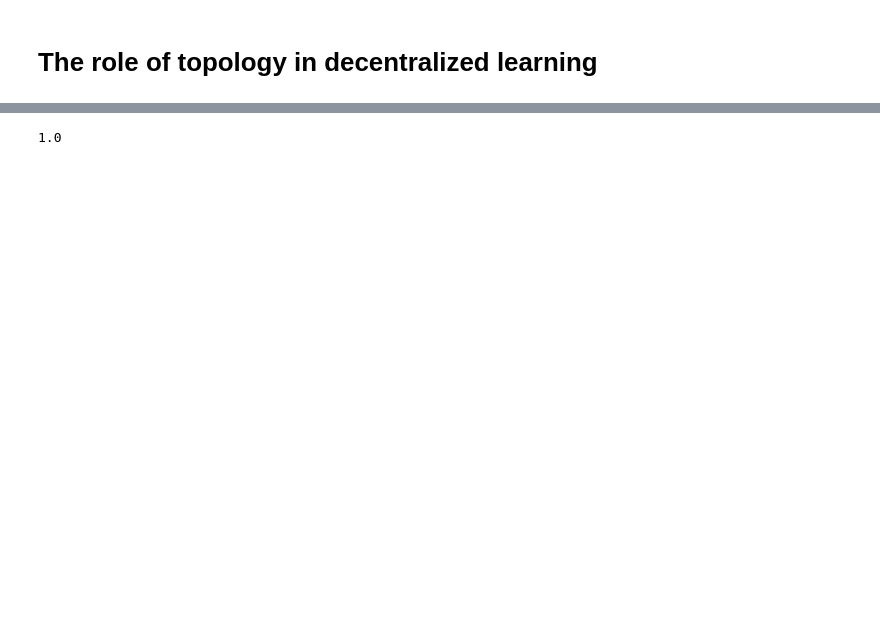
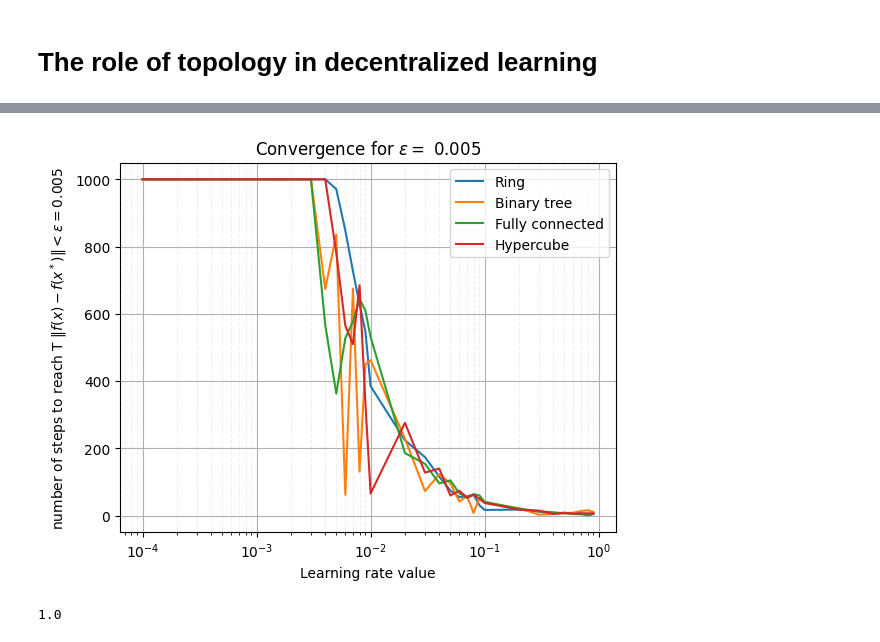
Before and after one commit to hduprieu/changing_topology, a Jupyter notebook: EA.ipynb, the cells around one changed output, grey strips where cells are left out. Cells and saved outputs as stored; diff of their text form; code cells hidden in the pictures; blank space fills up the shorter version.

```diff
--- a/EA.ipynb
+++ b/EA.ipynb
@@ -478,3 +464,74 @@ Hypercube
+# %%
+def DSGD_toypbm_epsilon(lr, d, n, topology, T_max, epsilon):
+    """
+    D-SGD algorithm for the toy-problem defined in section 3 (minimization of 1/2*||x||^2). This function returns
+    the number of steps needed for the mean of the model in norm to be < epsilon
+
+    Inputs :
+    ------------
+    lr: learning rate
+    d: dimension
+    n: number of agents
+    topology: the gossip matrix
+    T_max: max number of time steps
+    epsilon: the convergence value
+    """
+
+    W = Matrix.w(scheme_for_string(topology, num_workers=n)).numpy()
+    x0 = rd.normal(0,1, size = (d))
+    X = np.block([[x0]]*n)
+    mean = np.mean(X)
+    T = 0
+    while (np.abs(mean) > epsilon and T < T_max):
+        T += 1
+        for i in range(n):
+            v = rd.normal(0,1, size = (d,1))
+            X[i,:] = X[i,:] - lr * v.dot(v.T).dot(X[i,:])
+        X = W.dot(X)
+        mean = np.mean(X)
+    return T, np.abs(mean)
+
+def list_learning_rates():
+    '''
+    Creating the list of learning_rates for the next algorithm
+    '''
+    li = []
+    for k in range(-4, 0):
+        for j in range(1, 10):
+            li.append(j*10**k)
+    return li
+
+
+def learning_rate_dependency_number_of_steps(d, n, topologies, T_max, epsilon):
+
+    '''
+    Plotting the number of steps needed depending on the value of the learning rate and the topology to reach an error of the loss function < epsilon
+
+    ----------
+    d: dimension
+    n: number of agents
+    topologies: the gossip matrix
+    T_max: max number of time steps
+    epsilon: the convergence value
+    '''
+    learning_rates = list_learning_rates()
+    matrix_T = np.zeros((len(learning_rates), len(topologies)))
+    fig, ax = plt.subplots()
+    for topology, j in zip(topologies, range(len(topologies))):
+        for lr, k in zip(learning_rates, range(len(learning_rates))):
+            matrix_T[k,j] = DSGD_toypbm_epsilon(lr, d, n, topology, T_max, epsilon)[0]
+        ax.plot(learning_rates, matrix_T[:,j], label = topology)
+        ax.set_xscale('log')
+        ax.legend()
+    ax.set_ylabel(f'number of steps to reach T $\| f(x) - f(x^*)\| < \epsilon = ${epsilon}')
+    ax.set_xlabel('Learning rate value')
+    ax.set_title(f'Convergence for $\epsilon =$ {epsilon}')
+    ax.grid(which='both')
+    ax.grid(which='minor', alpha=0.2, linestyle='--')
+    plt.show()
+learning_rate_dependency_number_of_steps(d, n, topologies, 1000, 0.005)
+# %% [output]
+[figure, added]
 # %%
 def nW(gamma, W):
     """
```
Also changed, not shown: parts of 3 cells of this notebook.
